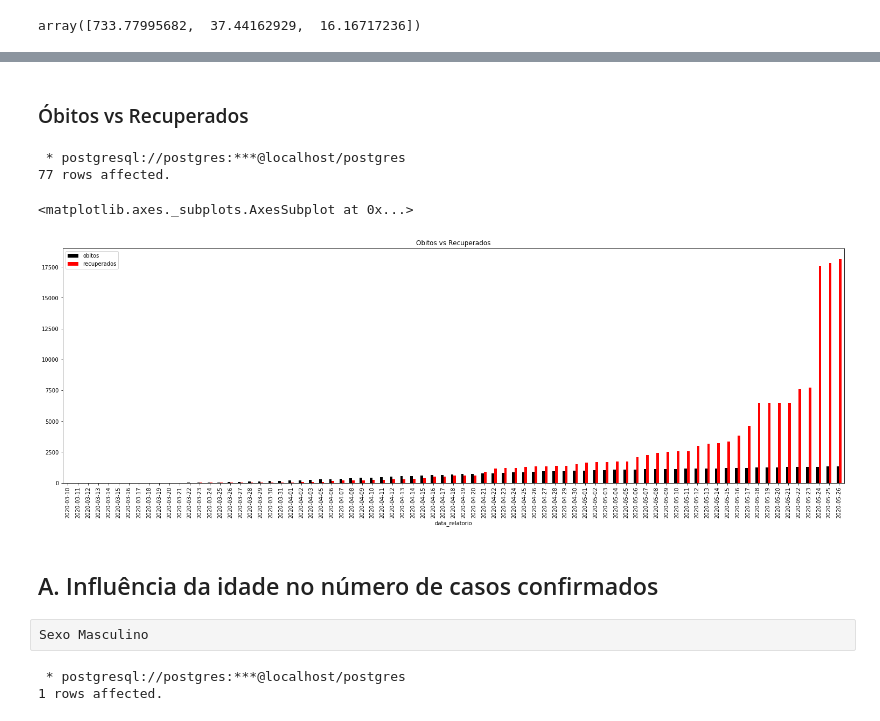
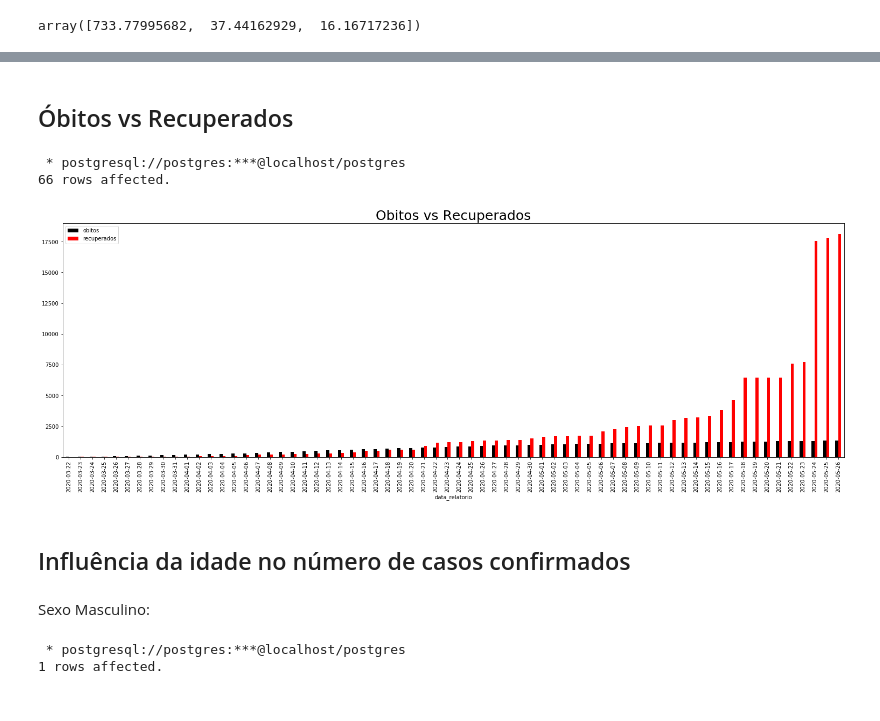
Before and after one commit to a82207/Epidemiologia, a Jupyter notebook: COVID_19/dados_estatísticos/Situação_PT.ipynb, the cells around one changed output, grey strips where cells are left out. Cells and saved outputs as stored; diff of their text form; code cells hidden in the pictures.

```diff
--- a/COVID_19/dados_estatísticos/Situação_PT.ipynb
+++ b/COVID_19/dados_estatísticos/Situação_PT.ipynb
@@ -305,20 +336,20 @@ plt.show()
 # %% [markdown]
-### Óbitos vs Recuperados
+## Óbitos vs Recuperados
 # %%
-situacao = %sql SELECT data_relatorio, obitos, recuperados FROM situacao_epidemiologica WHERE NOT data_relatorio='2020-04-04' AND data_relatorio >= '2020-03-10' ORDER BY data_relatorio
+situacao = %sql SELECT data_relatorio, obitos, recuperados FROM situacao_epidemiologica WHERE data_relatorio >= '2020-03-22' ORDER BY data_relatorio
 # %% [output]
  * postgresql://postgres:***@localhost/postgres
-77 rows affected.
+66 rows affected.
 # %%
 df = situacao.DataFrame()
-df.plot.bar(figsize=(26, 8), x='data_relatorio', title="Obitos vs Recuperados", color=['black', 'red'])
+ax1 = df.plot.bar(figsize=(26, 8), x='data_relatorio', title="Obitos vs Recuperados", color=['black', 'red'])
+ax1.title.set_size(25)
 # %% [output]
-<matplotlib.axes._subplots.AxesSubplot at 0x...>
-[figure, old version]
+[figure, new version]
 # %% [markdown]
-## A. Influência da idade no número de casos confirmados
+## Influência da idade no número de casos confirmados
-# %% [raw]
-Sexo Masculino
+# %% [markdown]
+Sexo Masculino:
 # %%
 confirmados_masc = %sql SELECT confirmados_masculino_0_9, confirmados_masculino_10_19, confirmados_masculino_20_29, confirmados_masculino_30_39, confirmados_masculino_40_49, confirmados_masculino_50_59, confirmados_masculino_60_69, confirmados_masculino_70_79, confirmados_masculino_80_sup FROM situacao_epidemiologica WHERE data_relatorio = '2020-05-18'
 
```
Also changed, not shown: parts of 50 cells of this notebook.
